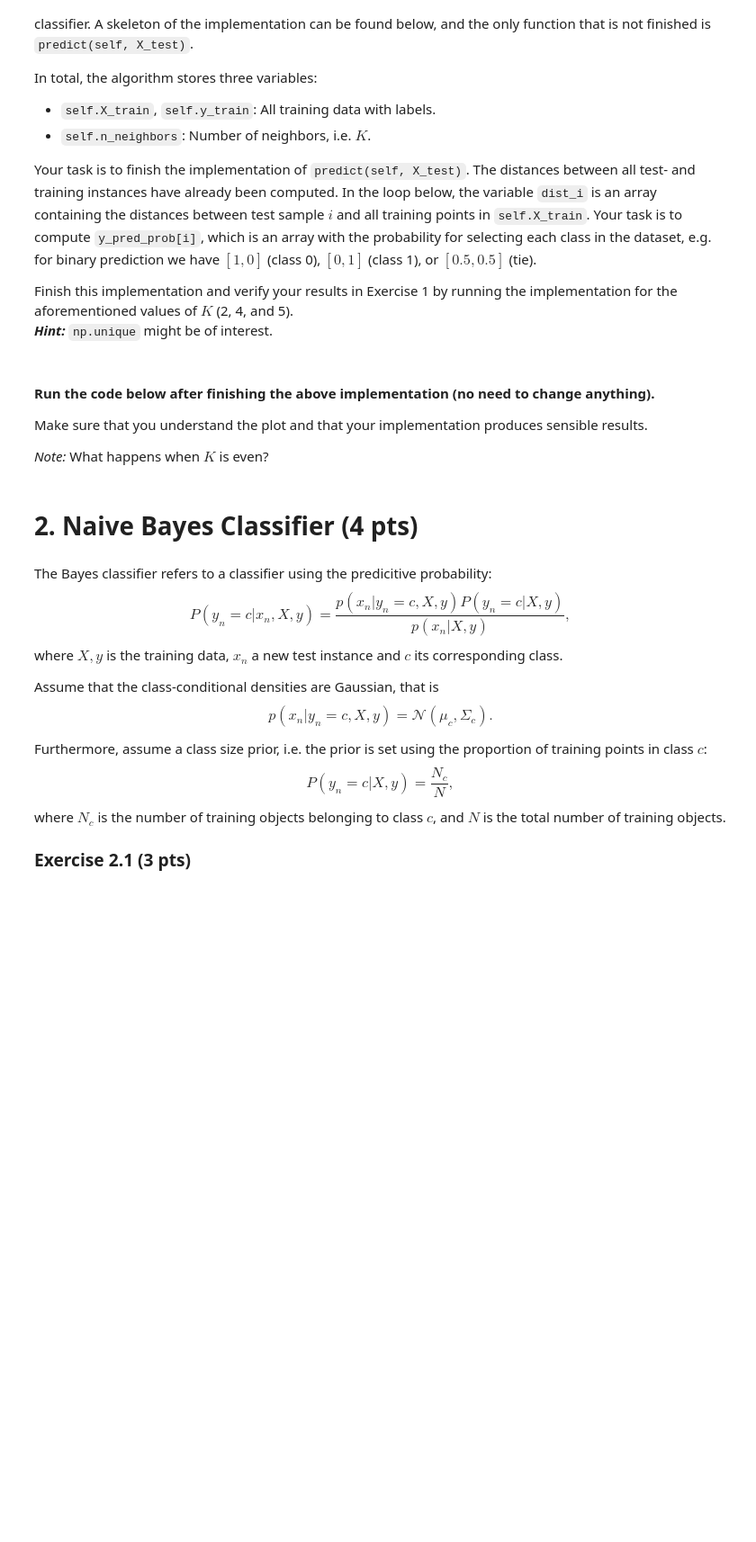
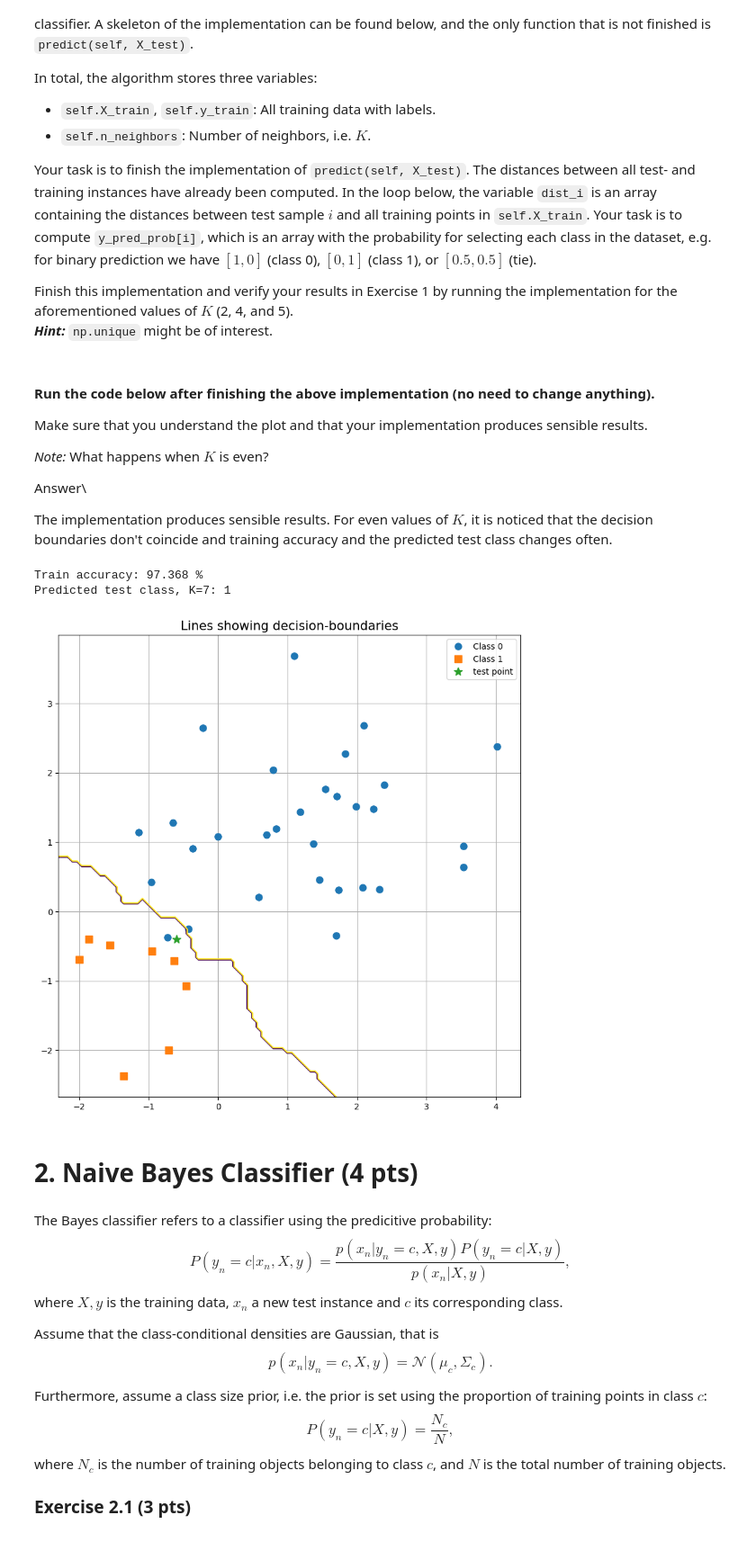
Before and after one commit to shilp31/233, a Jupyter notebook: HW2_2024.ipynb, the cells around one changed output. Shown at 90% size. Drawn from its saved outputs; the diff is of its cells as text; code cells hidden in the pictures; blank space fills up the shorter version.

```diff
--- a/HW2_2024.ipynb
+++ b/HW2_2024.ipynb
@@ -162,7 +174,9 @@ class K_Nearest_Neighbors():
             dist_i = dist[i]
 
             ### TODO - Change this part
-            y_pred_prob[i,:] = [1,0] # Always predicts class 0 currently
+            neighbor_indices = np.argsort(dist_i)[:self.n_neighbors]
+            neighbor_label_mean = np.mean(self.y_train[neighbor_indices])
+            y_pred_prob[i,:] = [0.5,0.5] if neighbor_label_mean == 0.5 else ([0,1] if neighbor_label_mean > 0.5 else [1,0])
             ###
 
             # Selects the prediction randomly, based on y_pred_prob[i].
@@ -174,23 +188,32 @@ class K_Nearest_Neighbors():
 Make sure that you understand the plot and that your implementation produces sensible results.
 
 *Note:* What happens when $K$ is even?
+
+Answer\\
+
+The implementation produces sensible results.
+For even values of $\textit{K}$, it is noticed that the decision boundaries don't coincide and training accuracy and the predicted test class changes often.
 # %%
 # Parameters (feel free to change)
-K = 3
+K = 7
 
 # Define and train the model
 model = K_Nearest_Neighbors(n_neighbors = K)
 model.fit(X_train, y_train)
 
 # Predictions
 y_pred_train,_ = model.predict(X_train)
 print("Train accuracy: %.3f %%" %(np.mean(y_pred_train == y_train)*100))
 y_pred_test,_ = model.predict(X_test)
 print("Predicted test class, K=%d: %d" %(K, y_pred_test))
 
 # Plot decision-boundaries
 fig, ax = plot_data(X_train, y_train, X_test, title = 'Lines showing decision-boundaries')
 fig, ax = decision_boundary(model, fig, ax, levels=[0.4, 0.6], labels = False)
+# %% [output]
+Train accuracy: 97.368 %
+Predicted test class, K=7: 1
+[figure, added]
 # %% [markdown]
 # 2. Naive Bayes Classifier (4 pts)
 # %% [markdown]
```
Also changed, not shown: parts of 2 cells of this notebook.
